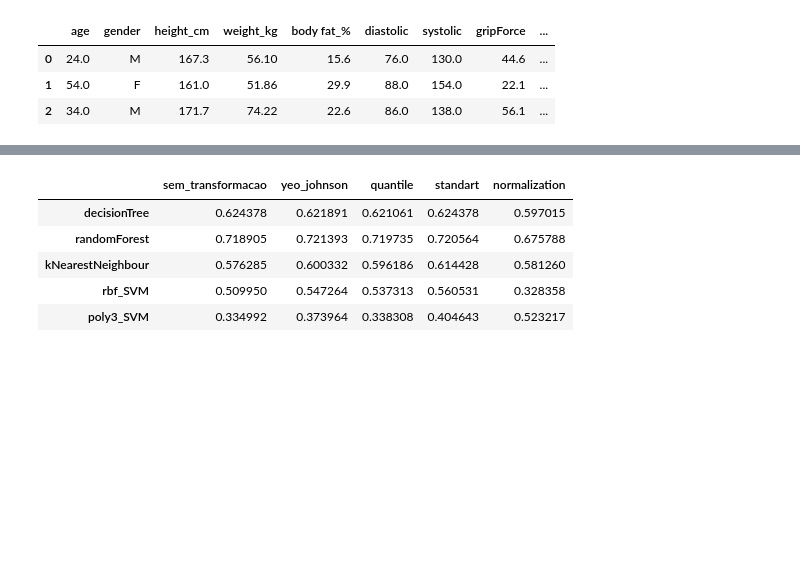
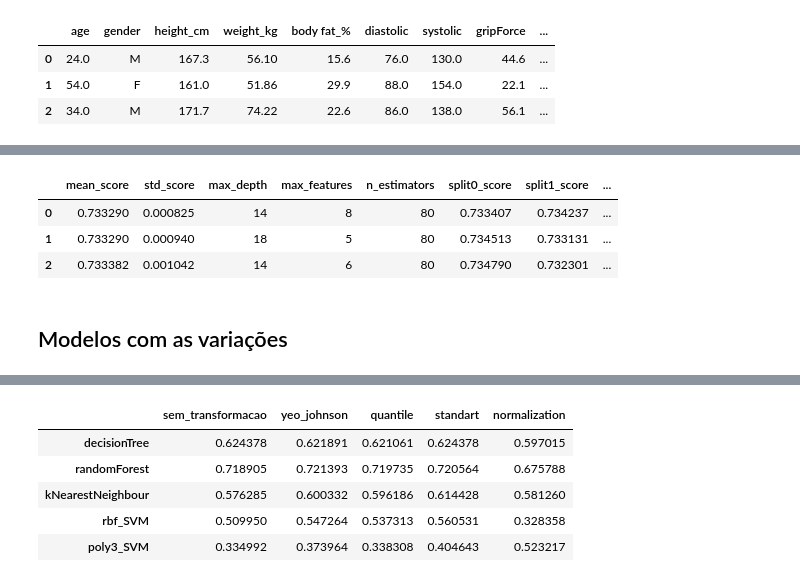
Before and after one commit to jpgam50/teste_branch, a Jupyter notebook: 1_pesquisa_e_desenvolvimento/3_treinamento_do_modelo.ipynb, the cells around one changed output, grey strips where cells are left out. Cells and saved outputs as stored; diff of their text form; code cells hidden in the pictures; blank space fills up the shorter version.

```diff
--- a/1_pesquisa_e_desenvolvimento/3_treinamento_do_modelo.ipynb
+++ b/1_pesquisa_e_desenvolvimento/3_treinamento_do_modelo.ipynb
@@ -90,3 +210,21 @@ X_train, X_test, y_train, y_test = train_test_split(X,y,
+# %%
+# seleciona os melhores resultados
+df_results_sel=df_results[df_results['mean_score']> 0.732]
+
+# organiza os resultado para 'std_score' crescente
+df_results_sel.sort_values(by='std_score',
+                           ascending=True,
+                           inplace=True)
+
+df_results_sel.reset_index(inplace=True, drop=True)
+df_results_sel.head(3)
+# %% [output]
+|  | mean_score | std_score | max_depth | max_features | n_estimators | split0_score | split1_score | ... |
+| 0 | 0.733290 | 0.000825 | 14 | 8 | 80 | 0.733407 | 0.734237 | ... |
+| 1 | 0.733290 | 0.000940 | 18 | 5 | 80 | 0.734513 | 0.733131 | ... |
+| 2 | 0.733382 | 0.001042 | 14 | 6 | 80 | 0.734790 | 0.732301 | ... |
+# %% [markdown]
+## Modelos com as variações
 # %%
 transformacoes={
     'sem_transformacao': [],     #dados sem tranformação
```
Also changed, not shown: parts of 18 cells of this notebook, 5 other files.
